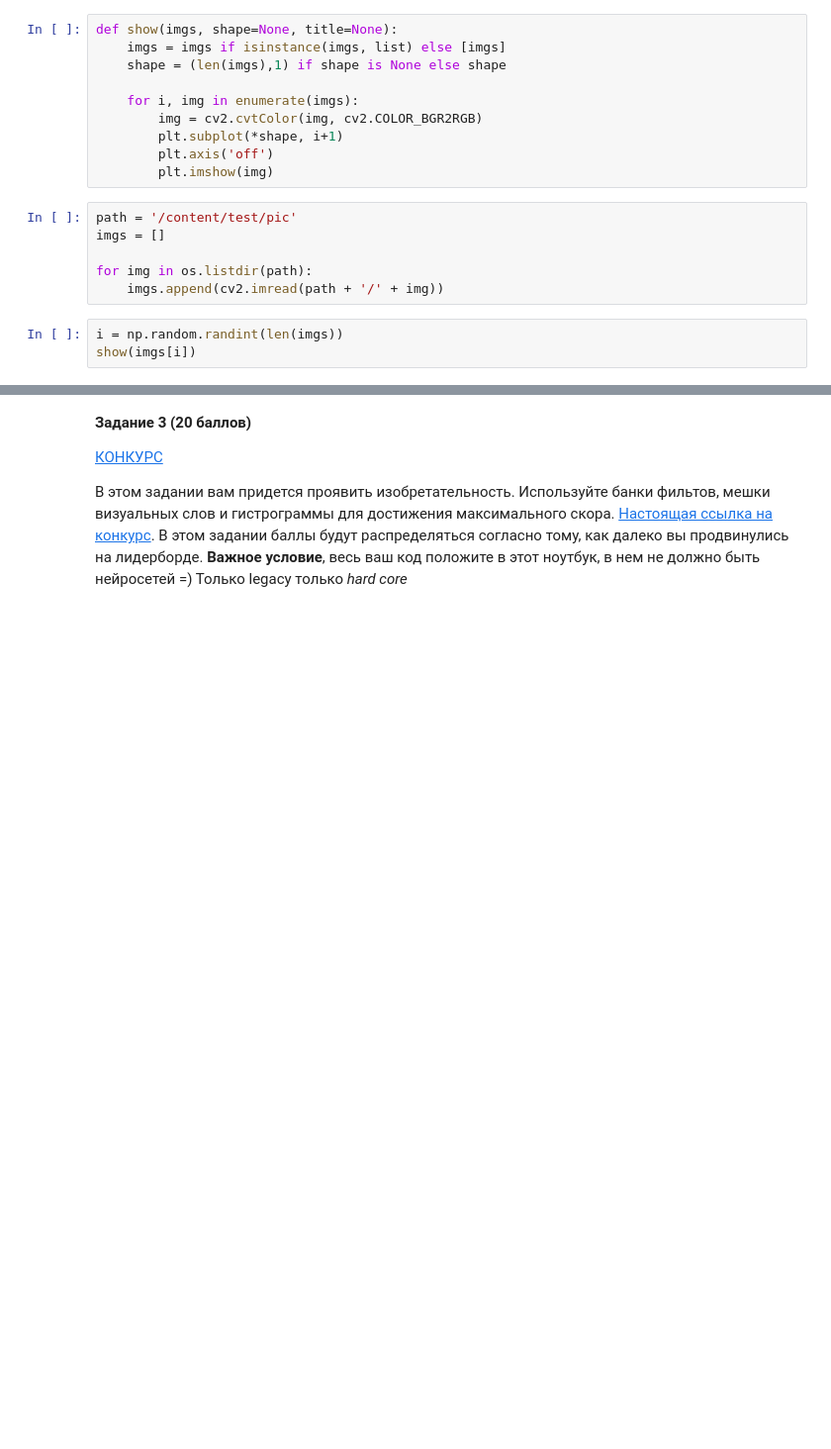
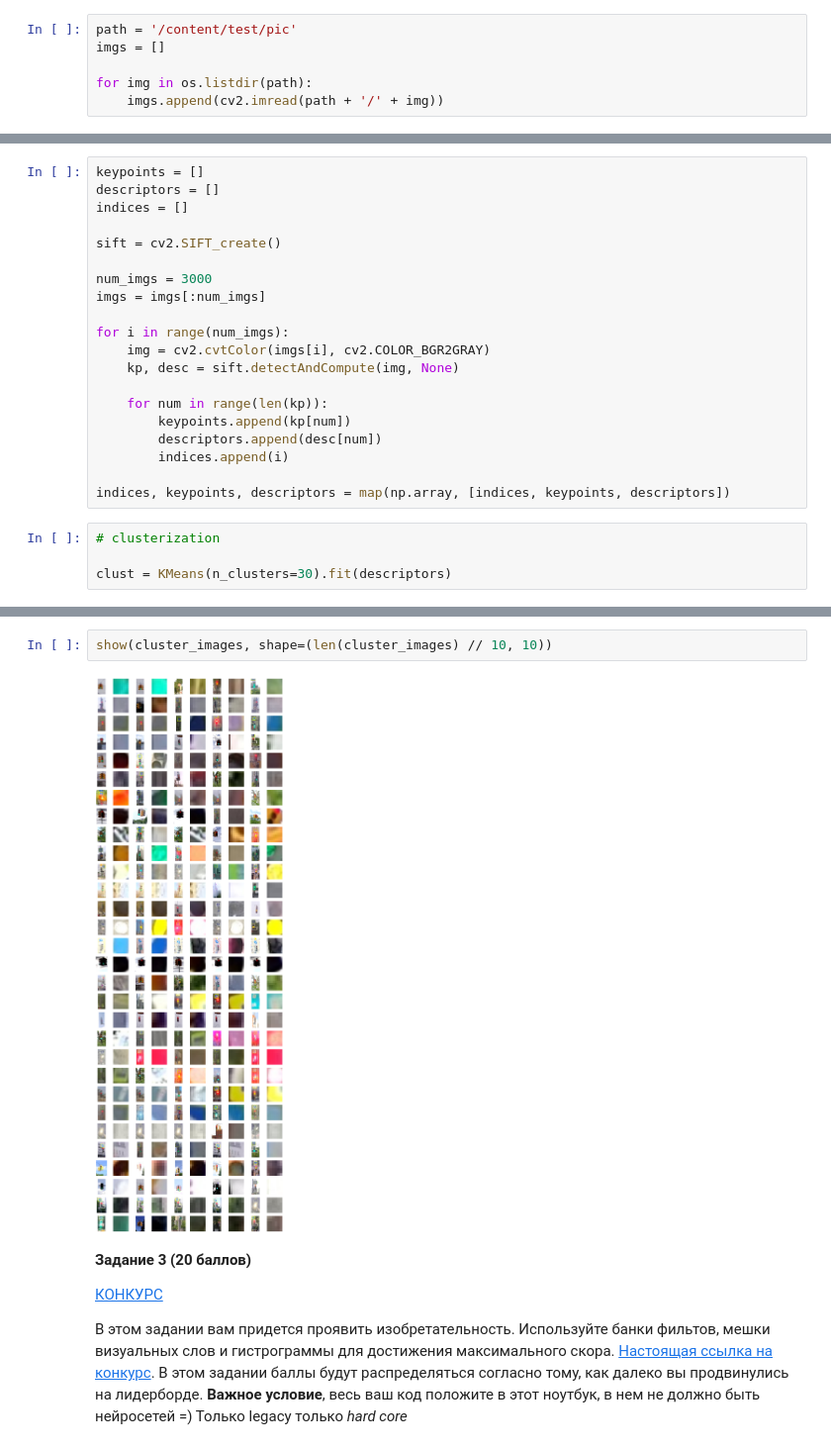
Before and after one commit to daevsikova/HSE_Computer_vision, a Jupyter notebook: hw3/hw3.ipynb, the cells around one changed output, grey strips where cells are left out. Shown at 99% size. Drawn from its saved outputs; the diff is of its cells as text; blank space fills up the shorter version.

```diff
--- a/hw3/hw3.ipynb
+++ b/hw3/hw3.ipynb
@@ -108,19 +110,6 @@ Mounted at /content/drive
-# %%
-def show(imgs, shape=None, title=None):
-    imgs = imgs if isinstance(imgs, list) else [imgs]
-    shape = (len(imgs),1) if shape is None else shape
-
-    for i, img in enumerate(imgs):
-        img = cv2.cvtColor(img, cv2.COLOR_BGR2RGB)
-        plt.subplot(*shape, i+1)
-        plt.axis('off')
-        plt.imshow(img)
 # %%
 path = '/content/test/pic'
 imgs = []
 
 for img in os.listdir(path):
     imgs.append(cv2.imread(path + '/' + img))
-# %%
-i = np.random.randint(len(imgs))
-show(imgs[i])
@@ -128,0 +136,24 @@ show(imgs[i])
+# %%
+keypoints = []
+descriptors = []
+indices = []
+
+sift = cv2.SIFT_create()
+
+num_imgs = 3000
+imgs = imgs[:num_imgs]
+
+for i in range(num_imgs):
+    img = cv2.cvtColor(imgs[i], cv2.COLOR_BGR2GRAY)
+    kp, desc = sift.detectAndCompute(img, None)
+
+    for num in range(len(kp)):
+        keypoints.append(kp[num])
+        descriptors.append(desc[num])
+        indices.append(i)
+
+indices, keypoints, descriptors = map(np.array, [indices, keypoints, descriptors])
+# %%
+# clusterization
+
+clust = KMeans(n_clusters=30).fit(descriptors)
@@ -129,3 +207,7 @@ show(imgs[i])
+# %%
+show(cluster_images, shape=(len(cluster_images) // 10, 10))
+# %% [output]
+[figure, added]
 # %% [markdown]
 **Задание 3 (20 баллов)**
 
```
Also changed, not shown: parts of 7 cells of this notebook.
